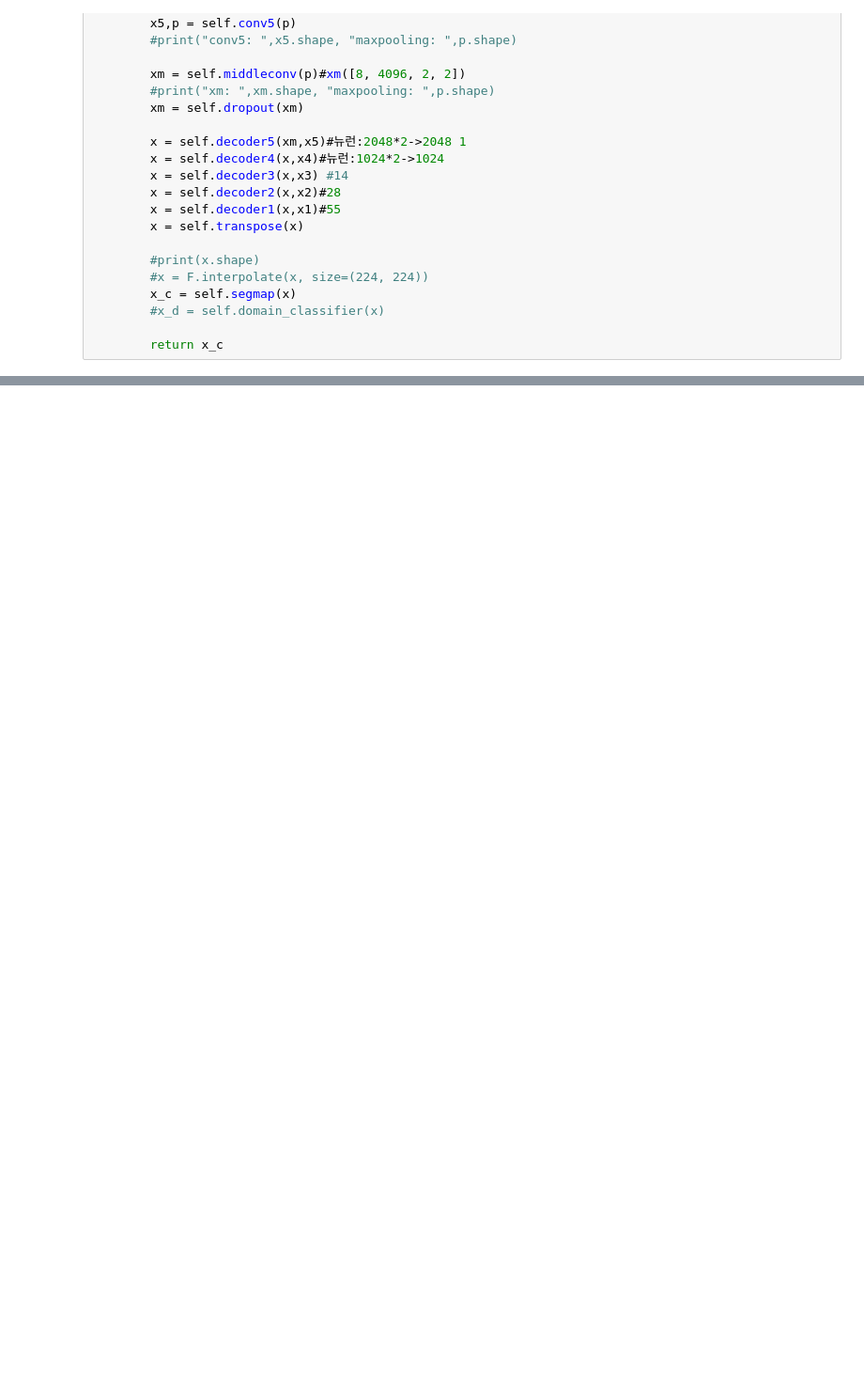
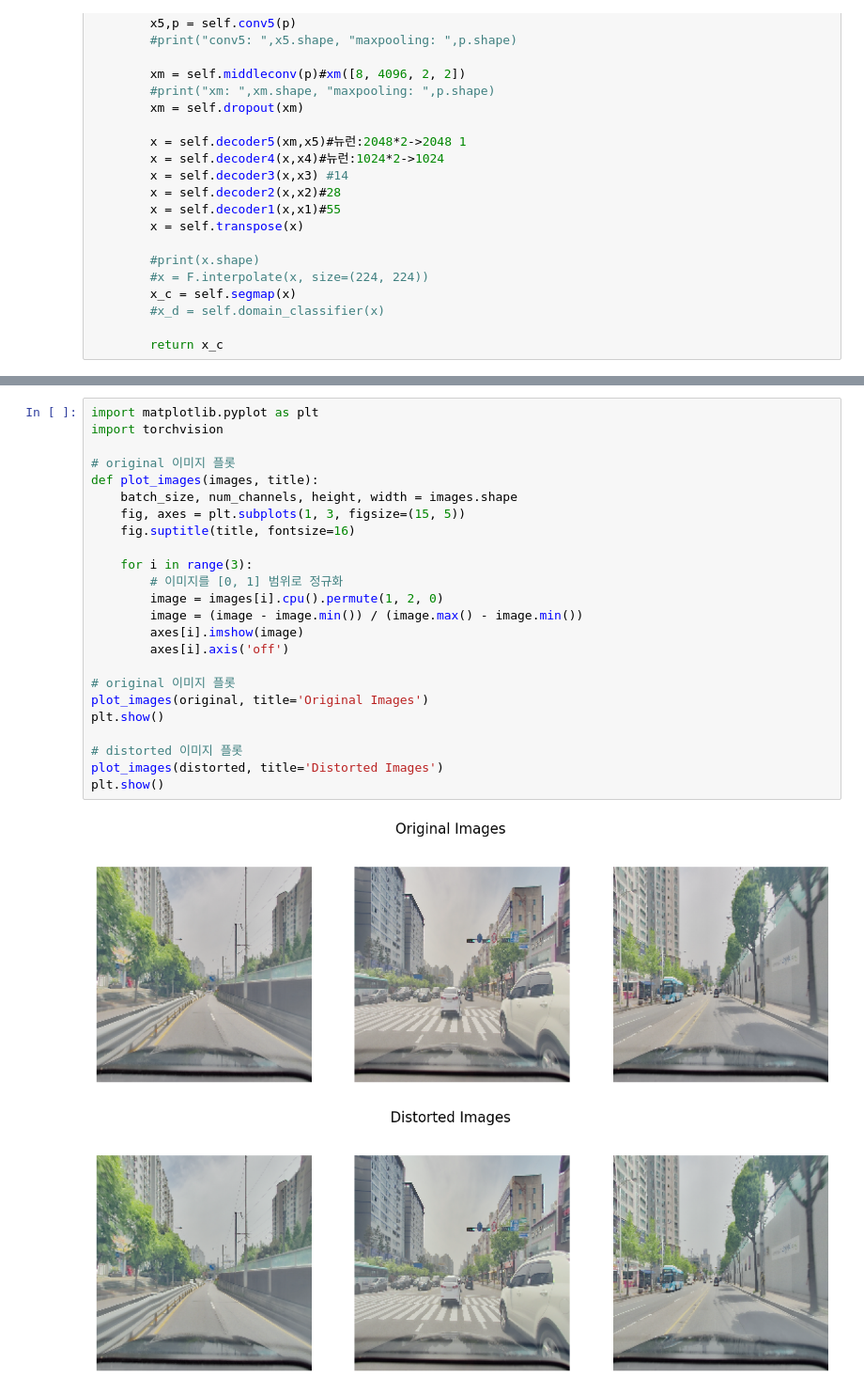
Before and after one commit to ByungWanLim/Design_project, a Jupyter notebook: Clustering.ipynb, the cells around one changed output, grey strips where cells are left out. Shown at 94% size. Drawn from its saved outputs; the diff is of its cells as text; blank space fills up the shorter version.

```diff
--- a/Clustering.ipynb
+++ b/Clustering.ipynb
@@ -392,0 +402,27 @@ hook.remove()
+# %%
+import matplotlib.pyplot as plt
+import torchvision
+
+# original 이미지 플롯
+def plot_images(images, title):
+    batch_size, num_channels, height, width = images.shape
+    fig, axes = plt.subplots(1, 3, figsize=(15, 5))
+    fig.suptitle(title, fontsize=16)
+
+    for i in range(3):
+        # 이미지를 [0, 1] 범위로 정규화
+        image = images[i].cpu().permute(1, 2, 0)
+        image = (image - image.min()) / (image.max() - image.min())
+        axes[i].imshow(image)
+        axes[i].axis('off')
+
+# original 이미지 플롯
+plot_images(original, title='Original Images')
+plt.show()
+
+# distorted 이미지 플롯
+plot_images(distorted, title='Distorted Images')
+plt.show()
+# %% [output]
+[figure, added]
+[figure, added]
```
Also changed, not shown: parts of 3 cells of this notebook, 1 other file.
